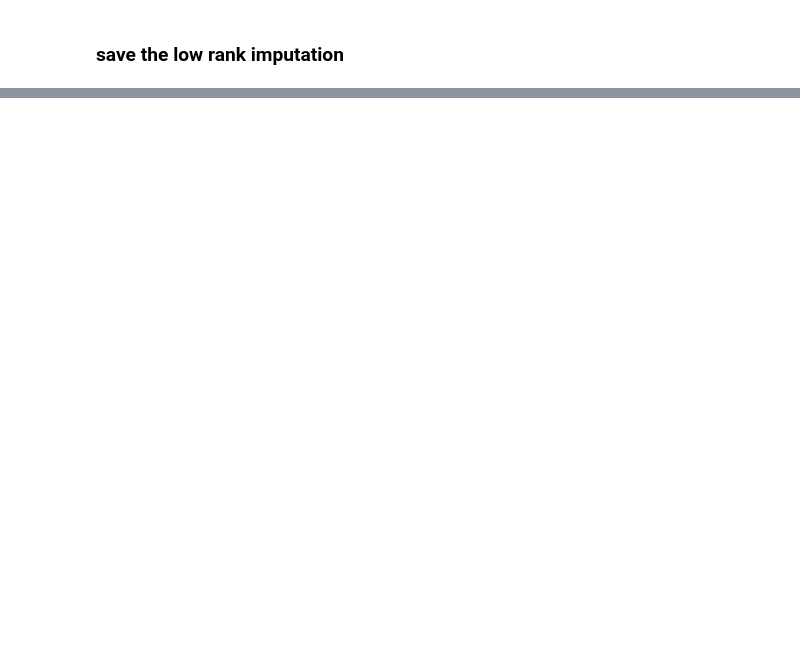
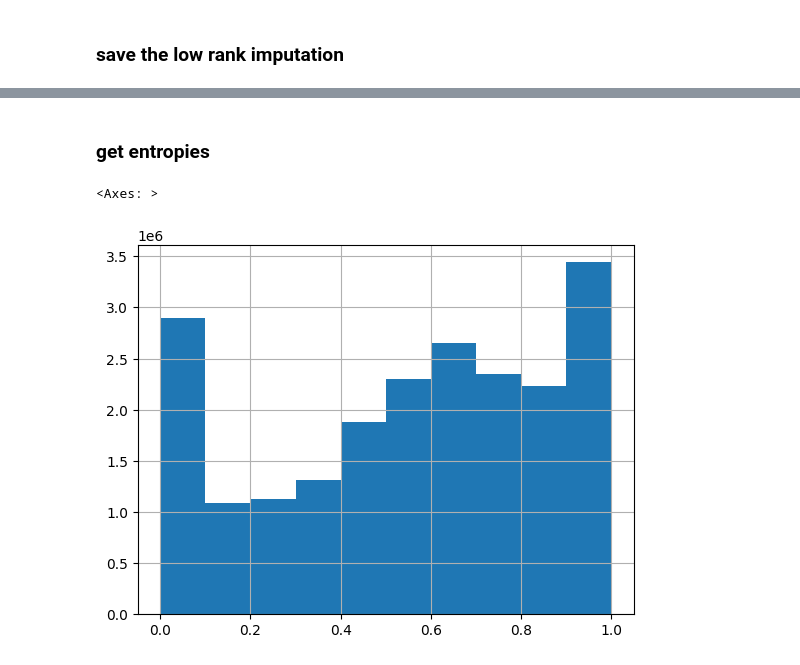
Before and after one commit to bogedy/okcupid_unsupervised, a Jupyter notebook: notebooks/ik_imputation_methods.ipynb, the cells around one changed output, grey strips where cells are left out. Drawn from its saved outputs; the diff is of its cells as text; code cells hidden in the pictures; blank space fills up the shorter version.

```diff
--- a/notebooks/ik_imputation_methods.ipynb
+++ b/notebooks/ik_imputation_methods.ipynb
@@ -545,0 +603,29 @@ np.save('../outputs/imputed_lora_indicators.npy', with_indicators)
+# %% [markdown]
+### get entropies
+# %%
+def get_entropies(X_hat):
+
+    # Split again to get per-question probabilities
+    split_sizes = [border_indices[0]] + \
+                [border_indices[i+1] - border_indices[i] for i in range(len(border_indices)-1)] + \
+                [q_df.shape[1] - border_indices[-1]]
+    split_sizes = [item * (i+2) for i, item in enumerate(split_sizes)]
+    split_tensors = torch.split(X_hat, split_sizes, dim=1)
+
+    normalized_entropies = []
+    for i, tensor in enumerate(split_tensors):
+        options = 2 + i
+        max_entropy = torch.log(torch.tensor(options))  # max entropy is log(n_options)
+
+        reshaped = tensor.view(-1, tensor.shape[1]//options, options)
+        entropy = -torch.sum(reshaped * torch.log(reshaped + 1e-10), dim=-1)
+        normalized_entropies.append(entropy / max_entropy)
+
+    return torch.cat(normalized_entropies, dim=1)
+
+entropies = get_entropies(X_hat).flatten().detach().cpu()
+missing_entropies = pd.Series(entropies[q_df.isna().values.flatten()])
+missing_entropies.hist()
+# %% [output]
+<Axes: >
+[figure, added]
```
Also changed, not shown: parts of 22 cells of this notebook, 26 other files.
